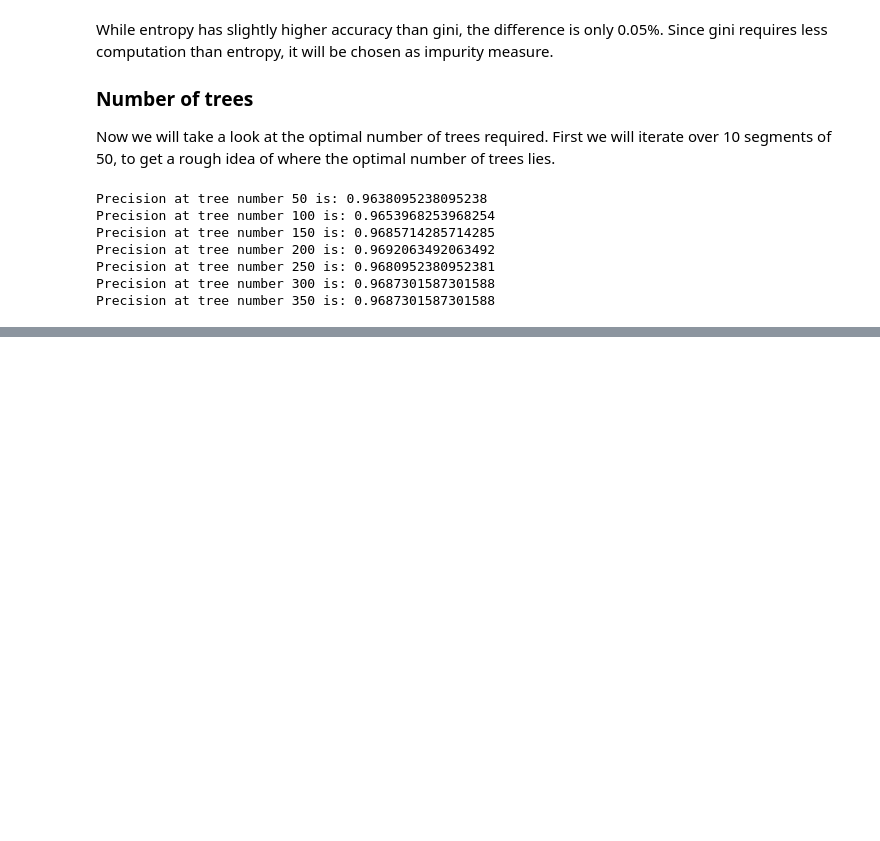
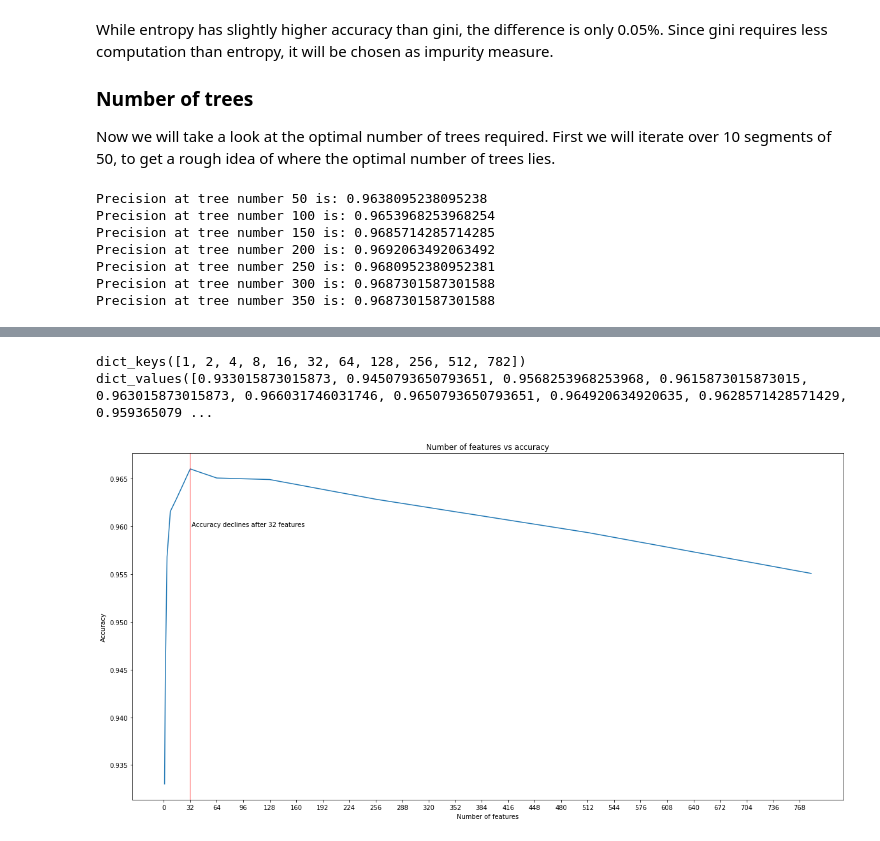
Before and after one commit to JohannaJo/INF264-project-3, a Jupyter notebook: Project 3.ipynb, the cells around one changed output, grey strips where cells are left out. Drawn from its saved outputs; the diff is of its cells as text; code cells hidden in the pictures; blank space fills up the shorter version.

```diff
--- a/Project 3.ipynb
+++ b/Project 3.ipynb
@@ -261,0 +322,12 @@ Accuracy difference between 100 and 150 trees: 0.002
+# %%
+nfeatures_acc = {}
+runtime_nfeatures = {}
+for i in [1, 2, 4, 8, 16, 32, 64, 128, 256, 512, 782]:
+    clf = RandomForestClassifier(n_estimators = 125, criterion = 'gini', max_depth = 17, max_features = i)
+    start = timeit.default_timer()
+    clf.fit(X_train_2d, y_train)
+    stop = timeit.default_timer()
+    runtime_nfeatures[i] = stop - start
+    score = clf.score(X_val_2d, y_val)
+    print("Precision at", i , "features is:", score)
+    nfeatures_acc[i] = score
@@ -261,0 +346,18 @@ Accuracy difference between 100 and 150 trees: 0.002
+# %%
+nfeatures_x = nfeatures_acc.keys()
+nfeatures_y = nfeatures_acc.values()
+print(nfeatures_x)
+print(nfeatures_y)
+fig = plt.figure(figsize=(20,10))
+plt.plot(nfeatures_x,nfeatures_y)
+plt.title("Number of features vs accuracy")
+plt.ylabel('Accuracy')
+plt.xlabel('Number of features')
+plt.axvline(x=32, ymin=0, ymax=1, color = 'r', alpha = 0.4)
+plt.text(34, 0.96, "Accuracy declines after 32 features")
+plt.xticks(np.arange(0, 782, 32))
+plt.show()
+# %% [output]
+dict_keys([1, 2, 4, 8, 16, 32, 64, 128, 256, 512, 782])
+dict_values([0.933015873015873, 0.9450793650793651, 0.9568253968253968, 0.9615873015873015, 0.963015873015873, 0.966031746031746, 0.9650793650793651, 0.964920634920635, 0.9628571428571429, 0.959365079 ...
+[figure, added]
```
Also changed, not shown: parts of 18 cells of this notebook.
